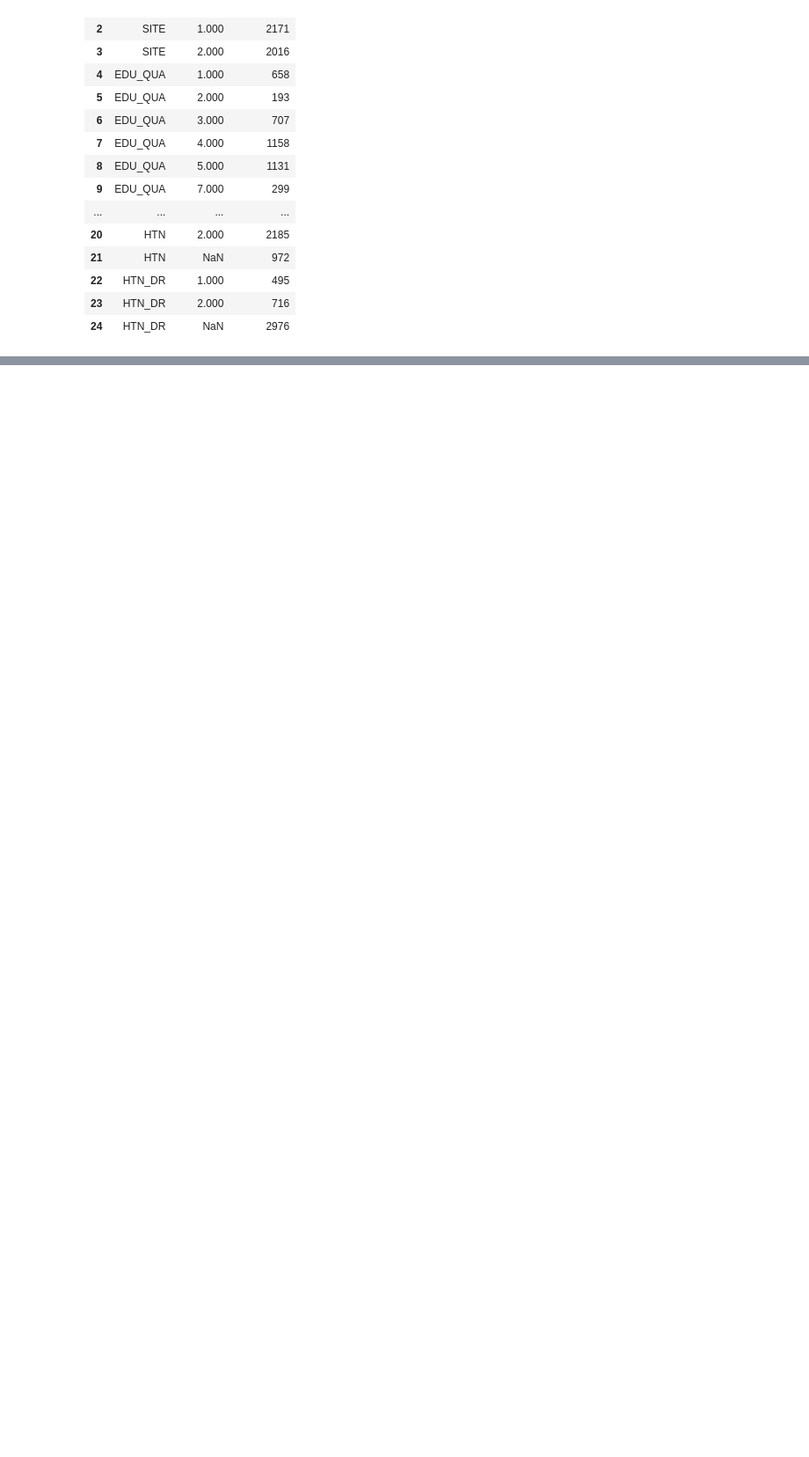
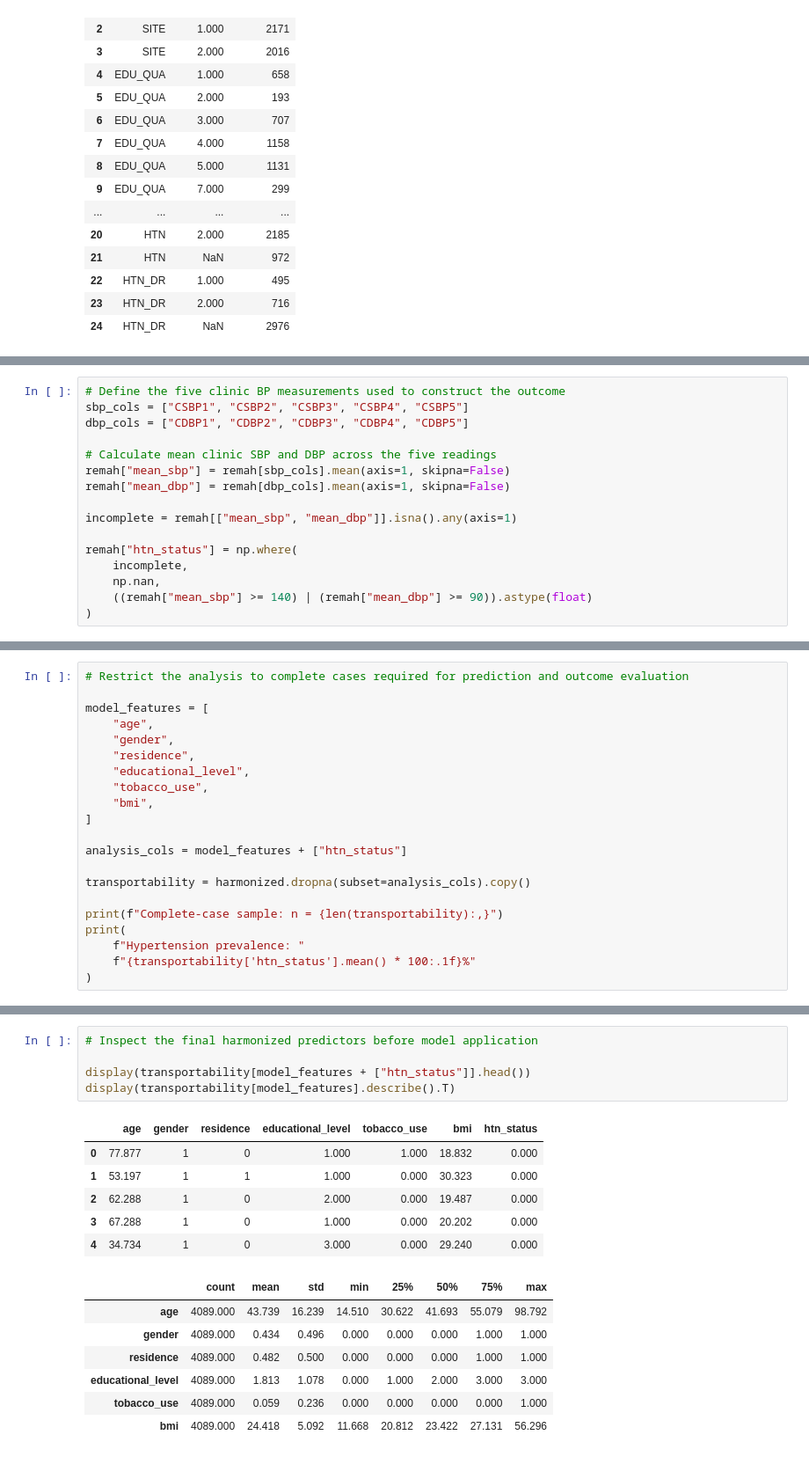
Before and after one commit to Phawazz/HyperSense, a Jupyter notebook: HyperSense v1.2/01_transportability.ipynb, the cells around one changed output, grey strips where cells are left out. Shown at 88% size. Saved outputs shown, nothing was run; the diff lists cells and outputs as text; blank space fills up the shorter version.

```diff
--- a/HyperSense v1.2/01_transportability.ipynb
+++ b/HyperSense v1.2/01_transportability.ipynb
@@ -276,0 +275,16 @@ Continuous variables:
+# %%
+# Define the five clinic BP measurements used to construct the outcome
+sbp_cols = ["CSBP1", "CSBP2", "CSBP3", "CSBP4", "CSBP5"]
+dbp_cols = ["CDBP1", "CDBP2", "CDBP3", "CDBP4", "CDBP5"]
+
+# Calculate mean clinic SBP and DBP across the five readings
+remah["mean_sbp"] = remah[sbp_cols].mean(axis=1, skipna=False)
+remah["mean_dbp"] = remah[dbp_cols].mean(axis=1, skipna=False)
+
+incomplete = remah[["mean_sbp", "mean_dbp"]].isna().any(axis=1)
+
+remah["htn_status"] = np.where(
+    incomplete,
+    np.nan,
+    ((remah["mean_sbp"] >= 140) | (remah["mean_dbp"] >= 90)).astype(float)
+)
@@ -276,0 +360,21 @@ Continuous variables:
+# %%
+# Restrict the analysis to complete cases required for prediction and outcome evaluation
+
+model_features = [
+    "age",
+    "gender",
+    "residence",
+    "educational_level",
+    "tobacco_use",
+    "bmi",
+]
+
+analysis_cols = model_features + ["htn_status"]
+
+transportability = harmonized.dropna(subset=analysis_cols).copy()
+
+print(f"Complete-case sample: n = {len(transportability):,}")
+print(
+    f"Hypertension prevalence: "
+    f"{transportability['htn_status'].mean() * 100:.1f}%"
+)
@@ -276,0 +384,19 @@ Continuous variables:
+# %%
+# Inspect the final harmonized predictors before model application
+
+display(transportability[model_features + ["htn_status"]].head())
+display(transportability[model_features].describe().T)
+# %% [output]
+|  | age | gender | residence | educational_level | tobacco_use | bmi | htn_status |
+| 0 | 77.877 | 1 | 0 | 1.000 | 1.000 | 18.832 | 0.000 |
+| 1 | 53.197 | 1 | 1 | 1.000 | 0.000 | 30.323 | 0.000 |
+| 2 | 62.288 | 1 | 0 | 2.000 | 0.000 | 19.487 | 0.000 |
+| 3 | 67.288 | 1 | 0 | 1.000 | 0.000 | 20.202 | 0.000 |
+| 4 | 34.734 | 1 | 0 | 3.000 | 0.000 | 29.240 | 0.000 |
+|  | count | mean | std | min | 25% | 50% | 75% | max |
+| age | 4089.000 | 43.739 | 16.239 | 14.510 | 30.622 | 41.693 | 55.079 | 98.792 |
+| gender | 4089.000 | 0.434 | 0.496 | 0.000 | 0.000 | 0.000 | 1.000 | 1.000 |
+| residence | 4089.000 | 0.482 | 0.500 | 0.000 | 0.000 | 0.000 | 1.000 | 1.000 |
+| educational_level | 4089.000 | 1.813 | 1.078 | 0.000 | 1.000 | 2.000 | 3.000 | 3.000 |
+| tobacco_use | 4089.000 | 0.059 | 0.236 | 0.000 | 0.000 | 0.000 | 0.000 | 1.000 |
+| bmi | 4089.000 | 24.418 | 5.092 | 11.668 | 20.812 | 23.422 | 27.131 | 56.296 |
```
Also changed, not shown: parts of 30 cells of this notebook.
